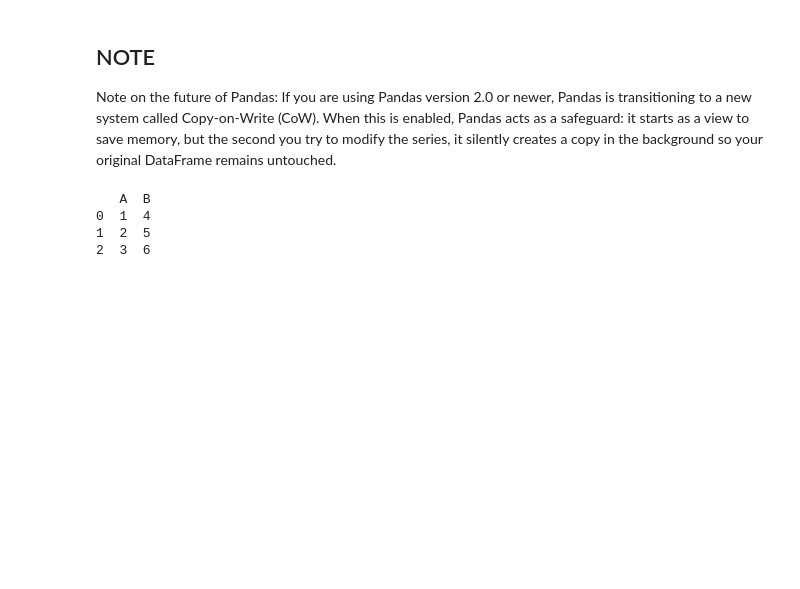
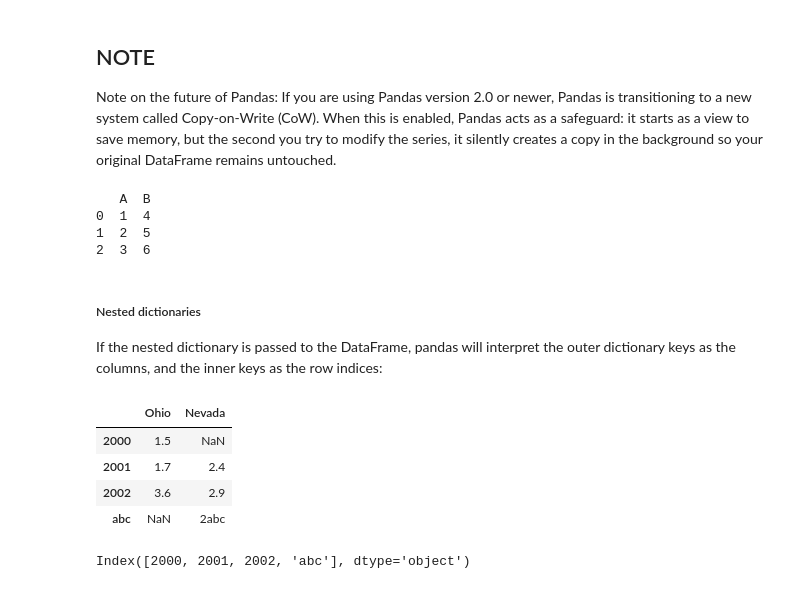
Before and after one commit to navneet-srivastava/python-data-analysis, a Jupyter notebook: pandas_tut.ipynb, the cells around one changed output. Cells and saved outputs as stored; diff of their text form; code cells hidden in the pictures; blank space fills up the shorter version.

```diff
--- a/pandas_tut.ipynb
+++ b/pandas_tut.ipynb
@@ -485,3 +489,22 @@ my_series = df['A'].copy()
 0  1  4
 1  2  5
 2  3  6
+# %% [markdown]
+##### Nested dictionaries
+
+If the nested dictionary is passed to the DataFrame, pandas will interpret the outer
+dictionary keys as the columns, and the inner keys as the row indices:
+# %%
+populations = {"Ohio": {2000: 1.5, 2001: 1.7, 2002: 3.6}, "Nevada": {2001: 2.4, 2002: 2.9, "abc" : "2abc"}}
+frame3 = pd.DataFrame(populations)
+frame3
+# %% [output]
+|  | Ohio | Nevada |
+| 2000 | 1.5 | NaN |
+| 2001 | 1.7 | 2.4 |
+| 2002 | 3.6 | 2.9 |
+| abc | NaN | 2abc |
+# %%
+frame3.index
+# %% [output]
+Index([2000, 2001, 2002, 'abc'], dtype='object')
```
Also changed, not shown: parts of 37 cells of this notebook, 1 other file.
